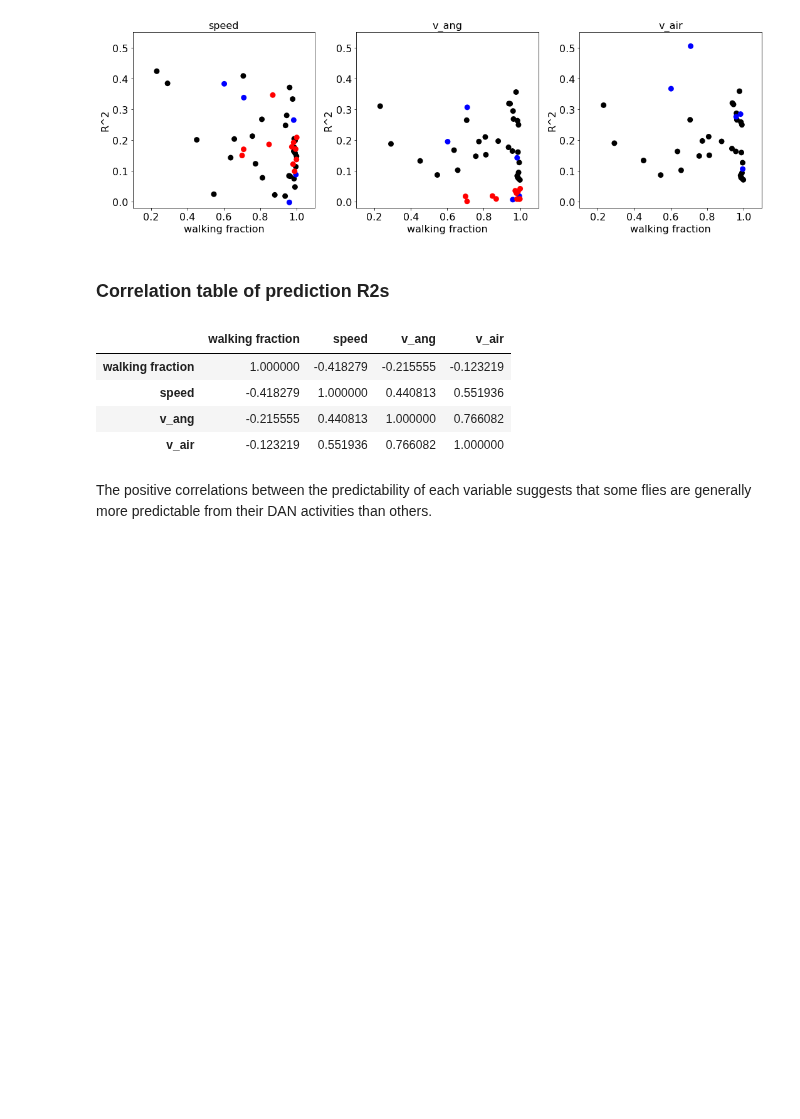
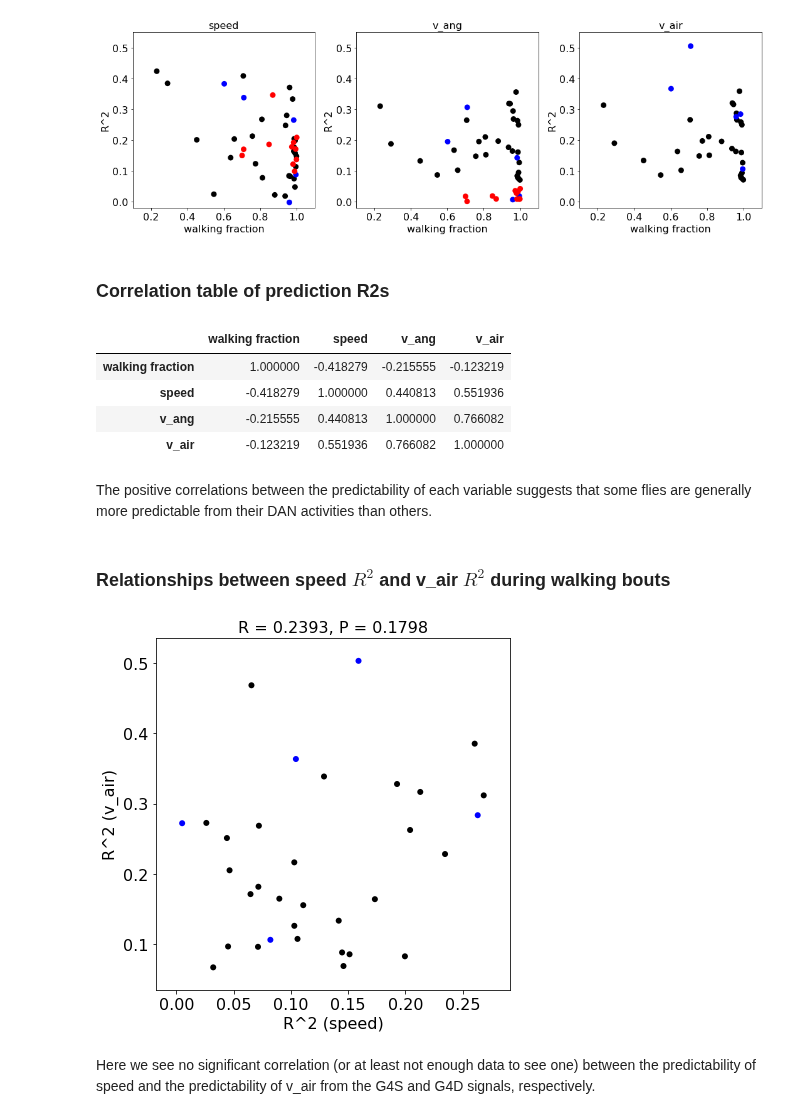
Before and after one commit to rkp8000/mushroom_mushroom, a Jupyter notebook: C1_behav_reconstruction.ipynb, the cells around one changed output. Drawn from its saved outputs; the diff is of its cells as text; code cells hidden in the pictures; blank space fills up the shorter version.

```diff
--- a/C1_behav_reconstruction.ipynb
+++ b/C1_behav_reconstruction.ipynb
@@ -194,3 +194,28 @@ df.corr()
 | v_air | -0.123219 | 0.551936 | 0.766082 | 1.000000 |
 # %% [markdown]
 The positive correlations between the predictability of each variable suggests that some flies are generally more predictable from their DAN activities than others.
+# %% [markdown]
+### Relationships between speed $R^2$ and v_air $R^2$ during walking bouts
+# %%
+from scipy.stats import pearsonr
+
+fig, ax = plt.subplots(1, 1, figsize=(6, 6), tight_layout=True)
+
+r2s_speed = np.array([
+    rcn_rslts[trial.name].rgr_rslts['speed'].r2 for trial in trials])
+r2s_v_air = np.array([
+    rcn_rslts[trial.name].rgr_rslts['v_air'].r2
+    if trial.expt != 'no_air' else np.nan for trial in trials])
+
+mask = np.array([trial.expt != 'no_air' for trial in trials])
+
+ax.scatter(r2s_speed, r2s_v_air, c=colors, lw=0)
+ax.set_xlabel('R^2 (speed)')
+ax.set_ylabel('R^2 (v_air)')
+ax.set_title('R = {0:.4f}, P = {1:.4f}'.format(*pearsonr(r2s_speed[mask], r2s_v_air[mask])))
+
+set_font_size(ax, 16)
+# %% [output]
+[figure, added]
+# %% [markdown]
+Here we see no significant correlation (or at least not enough data to see one) between the predictability of speed and the predictability of v_air from the G4S and G4D signals, respectively.
```
Also changed, not shown: 2 other files.
